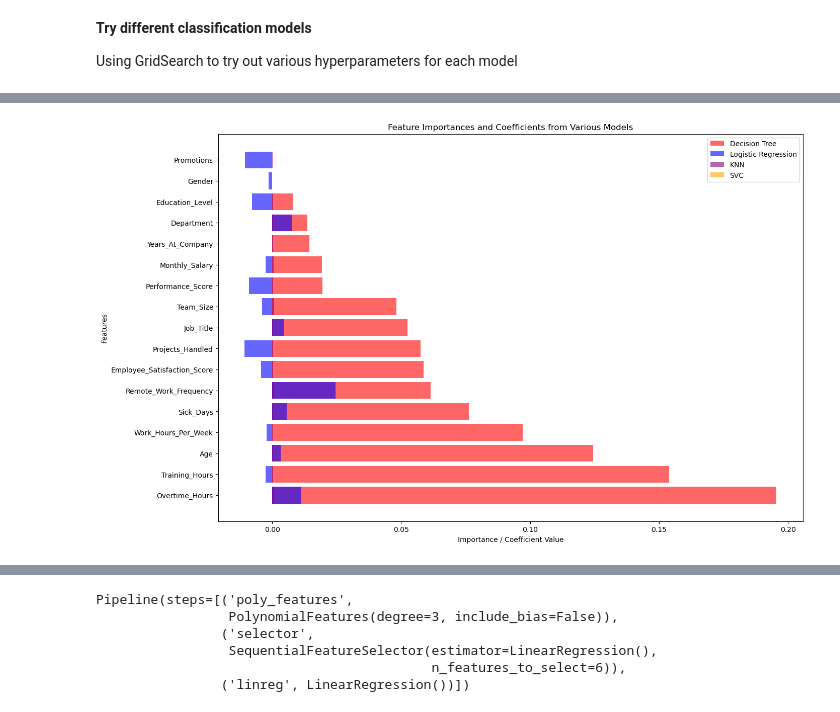
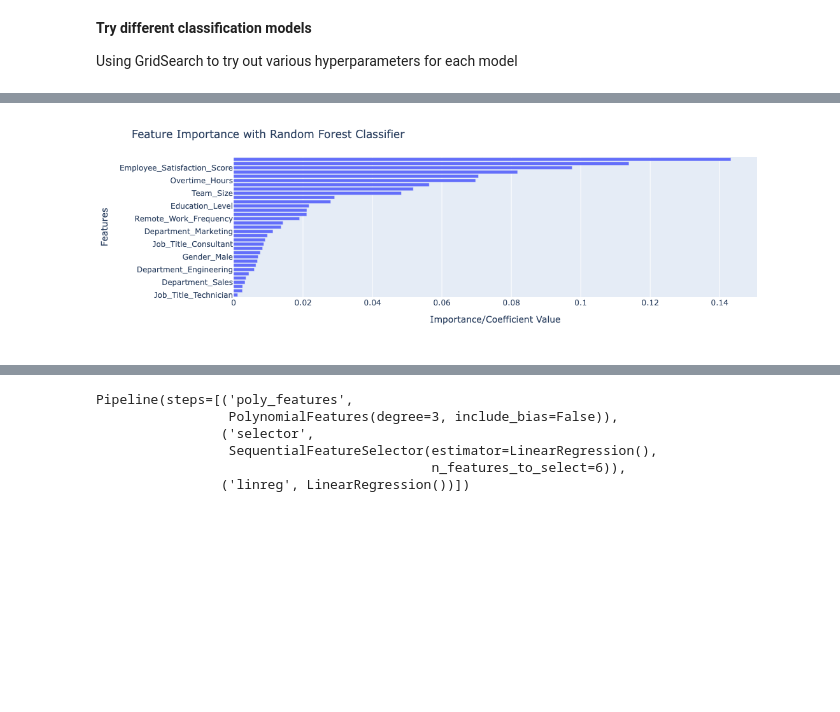
Before and after one commit to akshaynk21/capstone, a Jupyter notebook: employee.ipynb, the cells around one changed output, grey strips where cells are left out. Cells and saved outputs as stored; diff of their text form; code cells hidden in the pictures; blank space fills up the shorter version.

```diff
--- a/employee.ipynb
+++ b/employee.ipynb
@@ -266,14 +360,14 @@ X_train, X_test, y_train, y_test = train_test_split(X, y, test_size=0.2, random_
 # %%
 # Baseline model using dummy classifier
 
-baseline_pipe = Pipeline([
-    ('transformer', coltransformer),
+dummy_pipe = Pipeline([
+    ('scaler', StandardScaler()),
     ('dummy_cls', DummyClassifier())
 ])
 
-baseline_pipe.fit(X_train, y_train)
-baseline_test_score = baseline_pipe.score(X_test, y_test)
-baseline_train_score = baseline_pipe.score(X_train, y_train)
-baseline_mse = mean_squared_error(y_test, baseline_pipe.predict(X_test))
-baseline_pipe
+dummy_pipe.fit(X_train, y_train)
+dummy_test_preds = dummy_pipe.predict(X_test)
+dummy_accuracy_score = accuracy_score(y_test, dummy_test_preds)
+
+dummy_pipe
 # %% [output]
@@ -351,8 +401,8 @@ Using GridSearch to try out various hyperparameters for each model
 grid_models = {
     'knn': (KNeighborsClassifier(), {'knn__n_neighbors': [3, 5, 7]}),
     'logisticregression': (LogisticRegression(max_iter=1000, random_state=42), {'logisticregression__C': [0.1, 1, 10]}),
-    'svc': (SVC(random_state=42), {'svc__kernel': ['linear'], 'svc__C': [0.1, 1]}),
-    'decisiontreeclassifier': (DecisionTreeClassifier(random_state=42), {'decisiontreeclassifier__criterion' : ['gini', 'entropy'], 'decisiontreeclassifier__max_depth' : [5, 10, 20], 'decisiontreeclassifier__max_features' : ['sqrt', 'log2']})
+    'randomforest': (RandomForestClassifier(random_state=42), {'randomforest__n_estimators':[10, 20], 'randomforest__max_depth':[5, 10, 20]}),
+    'decisiontreeclassifier': (DecisionTreeClassifier(random_state=42), {'decisiontreeclassifier__criterion' : ['gini', 'entropy'], 'decisiontreeclassifier__max_depth' : [5, 10, 20]})
 }
 # %%
 grid_results = []
@@ -360,7 +410,7 @@ best_params = []
 best_pipelines = {}
 for name, (model, params) in grid_models.items() :
     pipe = Pipeline([
-        ('transformer', coltransformer),
+        ('scaler', StandardScaler()),
         (name, model)
     ])
     grid = GridSearchCV(pipe, param_grid=params, cv = 5, n_jobs=1)
@@ -468,24 +527,16 @@ Feature Importance from Decision Tree:
 # %%
 # Plotting the feature importances and coefficients
-plt.figure(figsize=(15, 10))
 
-# Plot Decision Tree feature importance
-plt.barh(feature_importance_tree_df['feature'], feature_importance_tree_df['importance'], color='red', alpha=0.6, label='Decision Tree')
+fig = px.bar(perm_importances_rf, x='importance', y='feature', orientation='h')
 
-# Plot Linear Regression coefficients
-plt.barh(coefficients_logistic_df['feature'], coefficients_logistic_df['coefficient'], color='blue', alpha=0.6, label='Logistic Regression')
-
-# Plot KNN permutation importance
-plt.barh(perm_importances_knn['feature'], perm_importances_knn['importance'], color='purple', alpha=0.6, label='KNN')
-
-# Plot SVR permutation importance
-plt.barh(perm_importances_svc['feature'], perm_importances_svc['importance'], color='orange', alpha=0.6, label='SVC')
-
-plt.xlabel('Importance / Coefficient Value')
-plt.ylabel('Features')
-plt.title('Feature Importances and Coefficients from Various Models')
-plt.legend()
-plt.show()
+# Update layout to sort bars in descending order
+fig.update_layout(
+    yaxis={'categoryorder': 'total ascending'},
+    title = "Feature Importance with Random Forest Classifier",
+    xaxis_title = "Importance/Coefficient Value",
+    yaxis_title = "Features"
+)
+fig.show()
 # %% [output]
-[figure, old version]
+[figure, new version]
 # %% [markdown]
```
Also changed, not shown: parts of 60 cells of this notebook.
